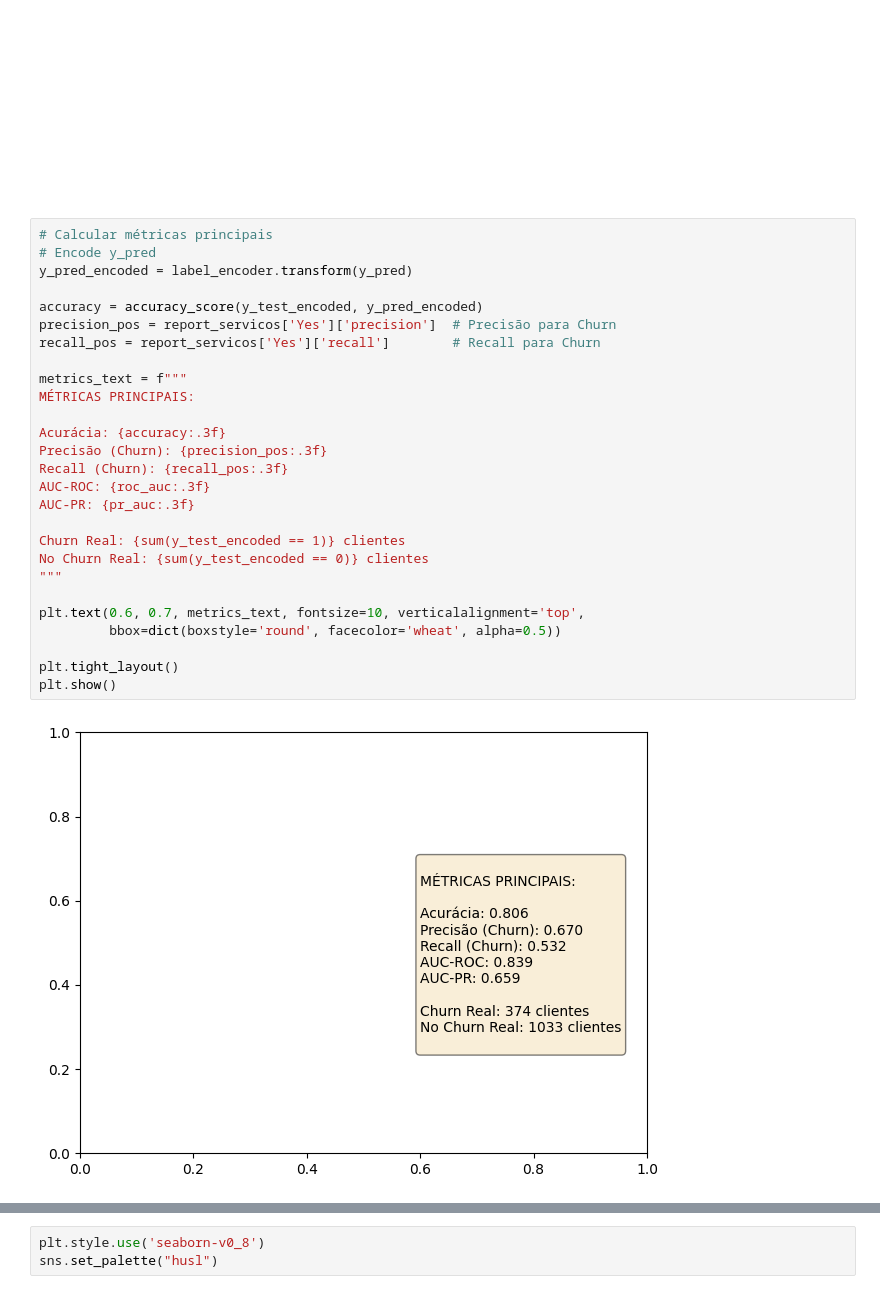
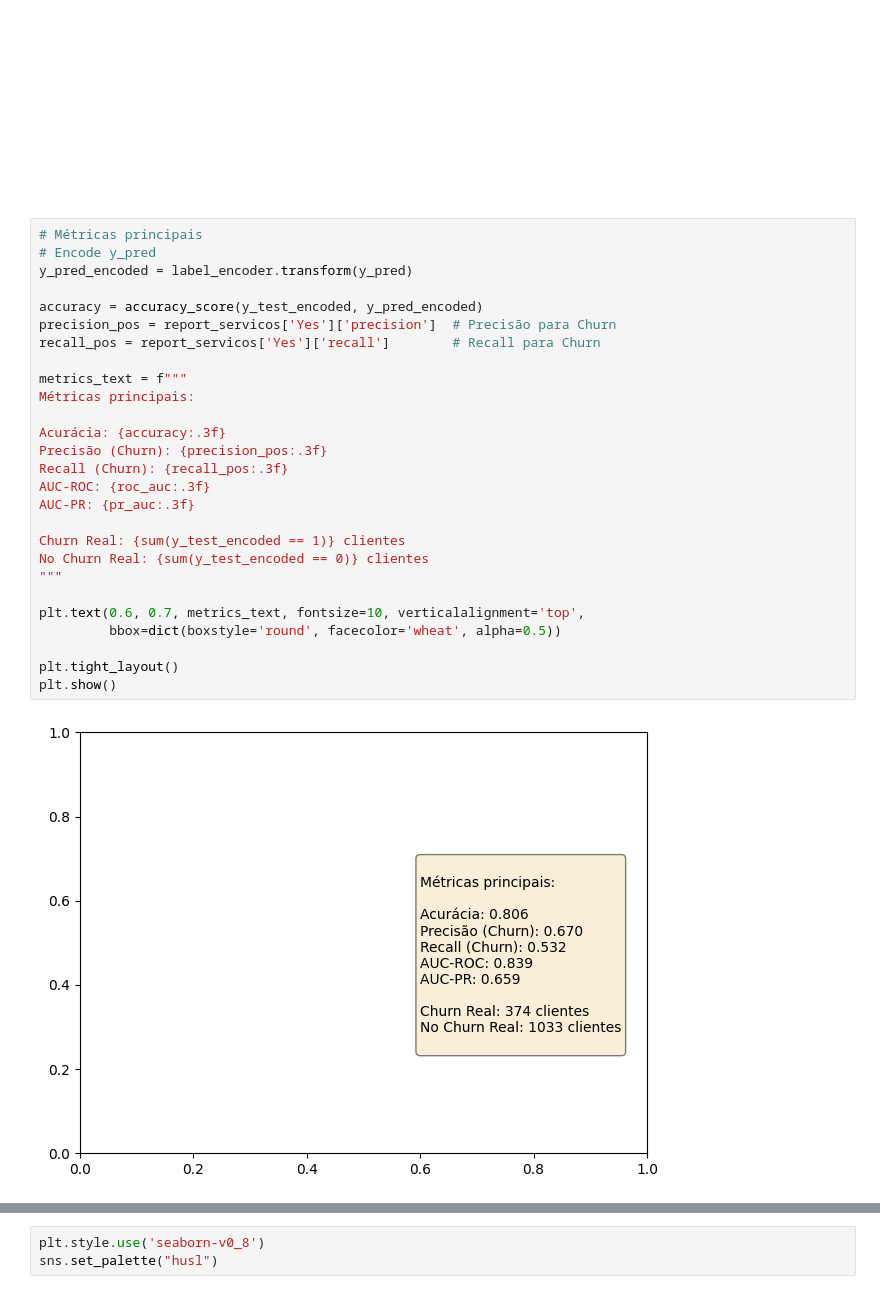
Before and after one commit to MarciaValeria2110/MVP_Machine_Learning_-_Analytics, a Jupyter notebook: MVP_Draft_do_módulo_2_ML_2609__finalizando_3.ipynb, the cells around one changed output, grey strips where cells are left out. Drawn from its saved outputs; the diff is of its cells as text.

```diff
--- a/MVP_Draft_do_módulo_2_ML_2609__finalizando_3.ipynb
+++ b/MVP_Draft_do_módulo_2_ML_2609__finalizando_3.ipynb
@@ -679,31 +679,31 @@ plt.axis('off')
 (np.float64(0.0), np.float64(1.0), np.float64(0.0), np.float64(1.0))
 [figure]
 # %%
-# Calcular métricas principais
+# Métricas principais
 # Encode y_pred
 y_pred_encoded = label_encoder.transform(y_pred)
 
 accuracy = accuracy_score(y_test_encoded, y_pred_encoded)
 precision_pos = report_servicos['Yes']['precision']  # Precisão para Churn
 recall_pos = report_servicos['Yes']['recall']        # Recall para Churn
 
 metrics_text = f"""
-MÉTRICAS PRINCIPAIS:
+Métricas principais:
 
 Acurácia: {accuracy:.3f}
 Precisão (Churn): {precision_pos:.3f}
 Recall (Churn): {recall_pos:.3f}
 AUC-ROC: {roc_auc:.3f}
 AUC-PR: {pr_auc:.3f}
 
 Churn Real: {sum(y_test_encoded == 1)} clientes
 No Churn Real: {sum(y_test_encoded == 0)} clientes
 """
 
 plt.text(0.6, 0.7, metrics_text, fontsize=10, verticalalignment='top',
          bbox=dict(boxstyle='round', facecolor='wheat', alpha=0.5))
 
 plt.tight_layout()
 plt.show()
 # %% [output]
-[figure, old version]
+[figure, new version]
```
Also changed, not shown: parts of 26 cells of this notebook.
